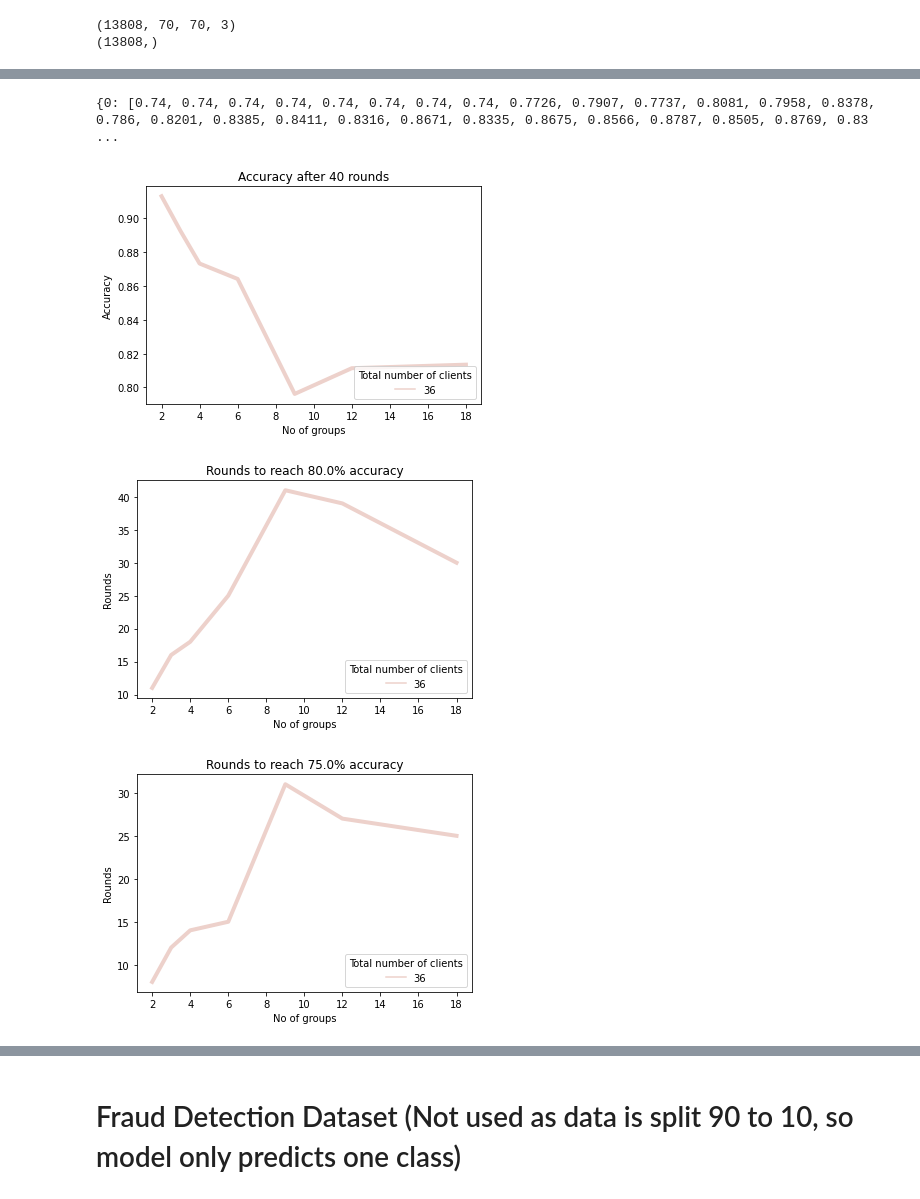
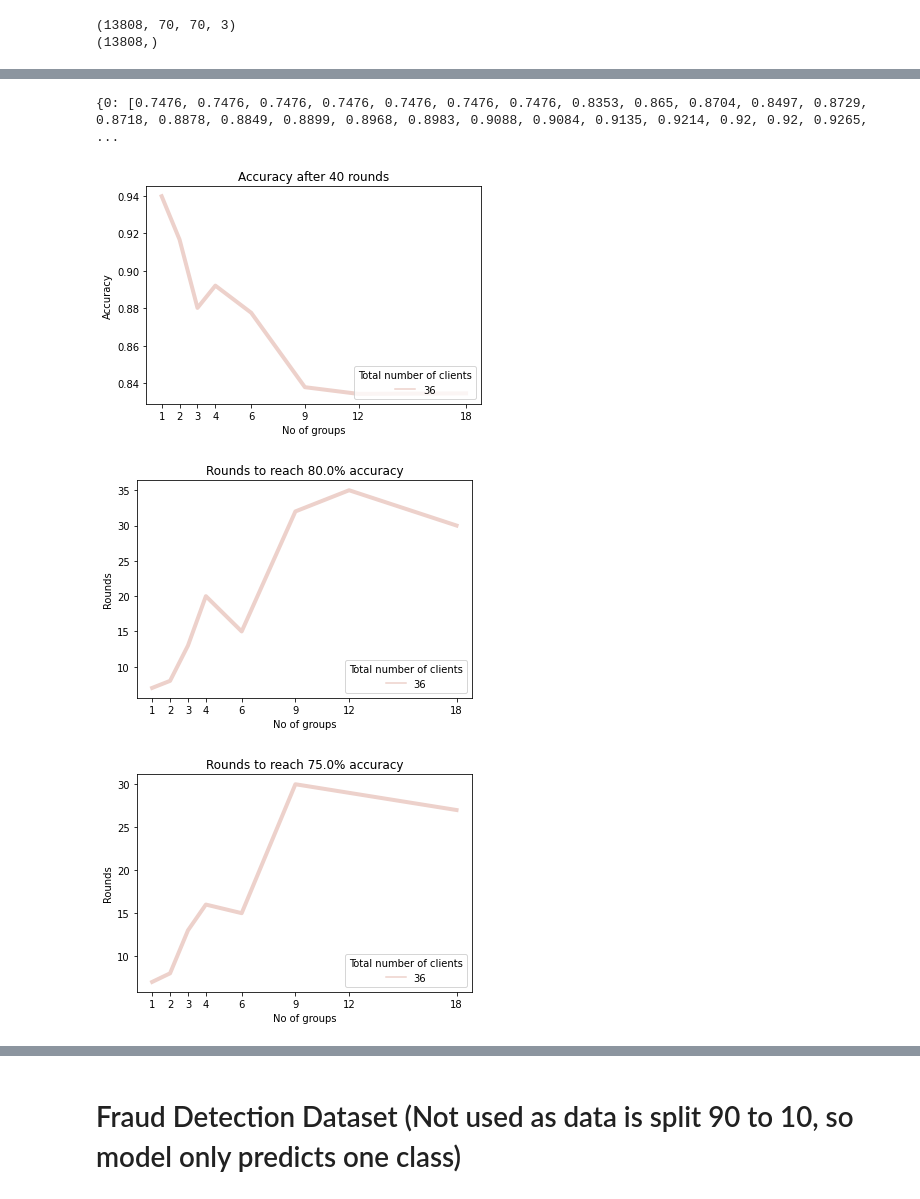
Before and after one commit to AdwaitB/AIC-Project, a Jupyter notebook: AIC_FL.ipynb, the cells around one changed output, grey strips where cells are left out. Drawn from its saved outputs; the diff is of its cells as text; code cells hidden in the pictures.

Commit message:
notebooks for Covid and Fraud dataset

```diff
--- a/AIC_FL.ipynb
+++ b/AIC_FL.ipynb
@@ -135,53 +134,56 @@ def model_weight_ensemble(models, deep_copy_fn):
     return model_copy
 # %%
 # Does a master's operation
-def master_work(x, y, model, no_peers, local_epochs, deep_copy_fn):
+def master_work(x, y, model, no_peers, local_epochs, deep_copy_fn, sample_value = None):
+    # print(f"master input = {len(x)}")
 
     x_chunks = create_data_chunks(x, no_peers)
     y_chunks = create_data_chunks(y, no_peers)
 
     client_models = []
 
-    for i in range(no_peers):
-        # print(f"Masterwork: peer={i}, x_chunks[{i}]={x_chunks[i].shape}, y_chunks[{i}]={y_chunks[i].shape}")
+    if sample_value == None:
+        sample_value = no_peers
+    else:
+        sample_value = int(sample_value * no_peers)
+
+    sample_value = min(sample_value, 20)
+
+    peers_to_run = random.sample(range(no_peers), sample_value)
+    print(peers_to_run)
+
+    for i in peers_to_run:
+        print(f"Masterwork: peer={i}")
         client_models.append(model_learn(x_chunks[i], y_chunks[i], deep_copy_fn(model), local_epochs, deep_copy_fn))
 
     return model_weight_ensemble(client_models, deep_copy_fn)
 # %%
 # The main publisher work
-def publisher(x, y, model, no_grps, peers_in_grp, global_rounds, local_epochs, deep_copy_fn, random_state=1):
+def publisher(x, y, model, no_grps, peers_in_grp, global_rounds, local_epochs, deep_copy_fn, sample_value, random_state=1):
+    # print(f"publisher input = {len(x)}")
     x_train, x_validate, y_train, y_validate = train_test_split(x, y, test_size=0.2, random_state=random_state)
-
     # print(f"Publisher: splitting: x_train={x_train.shape}, y_train={y_train.shape}, x_validate={x_validate.shape}, y_validate={y_validate.shape}")
-
     x_groups = create_data_chunks(x_train, no_grps)
     y_groups = create_data_chunks(y_train, no_grps)
 
     # print(f"Publisher: create groups: x_groups={len(x_groups)}, y_groups={len(y_groups)}")
     global_model = deep_copy_fn(model)
-
     acc = []
-
     for r in range(global_rounds):
         print(f"Publisher: global iteration={r}")
-
         master_models = []
-
         for i in range(no_grps):
             print(f"Publisher: master={i}")
             # print(f"Publisher: master={i}, x_groups[{i}]={x_groups[i].shape}, y_groups[{i}]={y_groups[i].shape}")
             master_models.append(
                 master_work(
                     x_groups[i], y_groups[i], deep_copy_fn(global_model),
-                    peers_in_grp, local_epochs, deep_copy_fn
+                    peers_in_grp, local_epochs, deep_copy_fn, sample_value
                 )
             )
-
         global_model = model_weight_ensemble(master_models, deep_copy_fn)
-
         y_validate_pred = global_model.predict(x_validate)
         y_validate_pred = np.argmax(y_validate_pred, axis = 1)
-
         acc.append(round(accuracy_score(y_validate_pred, y_validate), 4))
 
     print("Publisher: finished all global")
@@ -234,17 +236,17 @@ def complete_xp(x, y, model, no_grps_list, peers_in_grp_list, global_rounds, loc
     return ret
 # %%
  ## Run pair_wise XP
-def pair_wise_xp(x, y, model, no_grps_list, total_clients, global_rounds, local_epochs, deep_copy_fn, random_state=1):
+def pair_wise_xp(x, y, model, no_grps_list, total_clients, global_rounds, local_epochs, deep_copy_fn, random_state=1, sample_value=None):
     ret = {}
 
     for j in range(len(no_grps_list)):
-        number_of_peers_in_group = total_clients // len(no_grps_list)
+        number_of_peers_in_group = total_clients // no_grps_list[j]
         print("------------------------------------------------------------------")
         print(f"XP Parameters: peers in grp={number_of_peers_in_group}, no groups={no_grps_list[j]}")
         print("------------------------------------------------------------------")
         acc = publisher(
             x, y, model, no_grps_list[j], number_of_peers_in_group,
-            global_rounds, local_epochs, deep_copy_fn, random_state
+            global_rounds, local_epochs, deep_copy_fn, sample_value, random_state
         )
 
         ret[j] = acc
@@ -513,4 +430,4 @@ plot_metrics([2, 3], [2, 3, 4], tmp[2][1], "Rounds to 90%")
 # %%
-acc_pdfl_covid = pair_wise_xp(np.copy(x_covid), np.copy(y_covid), get_covid_model(), [2, 3, 4, 6, 9, 12, 18], 36, 40, 3, deep_copy_covid_model)
+acc_pdfl_covid = pair_wise_xp(np.copy(x_covid), np.copy(y_covid), get_covid_model(), [1, 2, 3, 4, 6, 9, 12, 18], 36, 40, 3, deep_copy_covid_model)
 # %% [output]
 Streaming output truncated to the last 5000 lines.
@@ -533,8 +450,9 @@ Accuracy on Val Data:  [0.74, 0.74, 0.74, 0.74, 0.74, 0.74, 0.74, 0.74, 0.74, 0.
 # %%
 print(acc_pdfl_covid)
-pair_wise_post_process(acc_pdfl_covid,  [2, 3, 4, 6, 9, 12, 18], 36, 40, [0.80, 0.75])
+np.save("acc_pdfl_covid.npy",acc_pdfl_covid)
+pair_wise_post_process(acc_pdfl_covid,  [1, 2, 3, 4, 6, 9, 12, 18], 36, 40, [0.80, 0.75])
 # %% [output]
-{0: [0.74, 0.74, 0.74, 0.74, 0.74, 0.74, 0.74, 0.74, 0.7726, 0.7907, 0.7737, 0.8081, 0.7958, 0.8378, 0.786, 0.8201, 0.8385, 0.8411, 0.8316, 0.8671, 0.8335, 0.8675, 0.8566, 0.8787, 0.8505, 0.8769, 0.83 ...
+{0: [0.7476, 0.7476, 0.7476, 0.7476, 0.7476, 0.7476, 0.7476, 0.8353, 0.865, 0.8704, 0.8497, 0.8729, 0.8718, 0.8878, 0.8849, 0.8899, 0.8968, 0.8983, 0.9088, 0.9084, 0.9135, 0.9214, 0.92, 0.92, 0.9265,  ...
-[figure, old version]
+[figure, new version]
-[figure, old version]
+[figure, new version]
-[figure, old version]
+[figure, new version]
```
Also changed, not shown: parts of 16 cells of this notebook, 1 other file.
